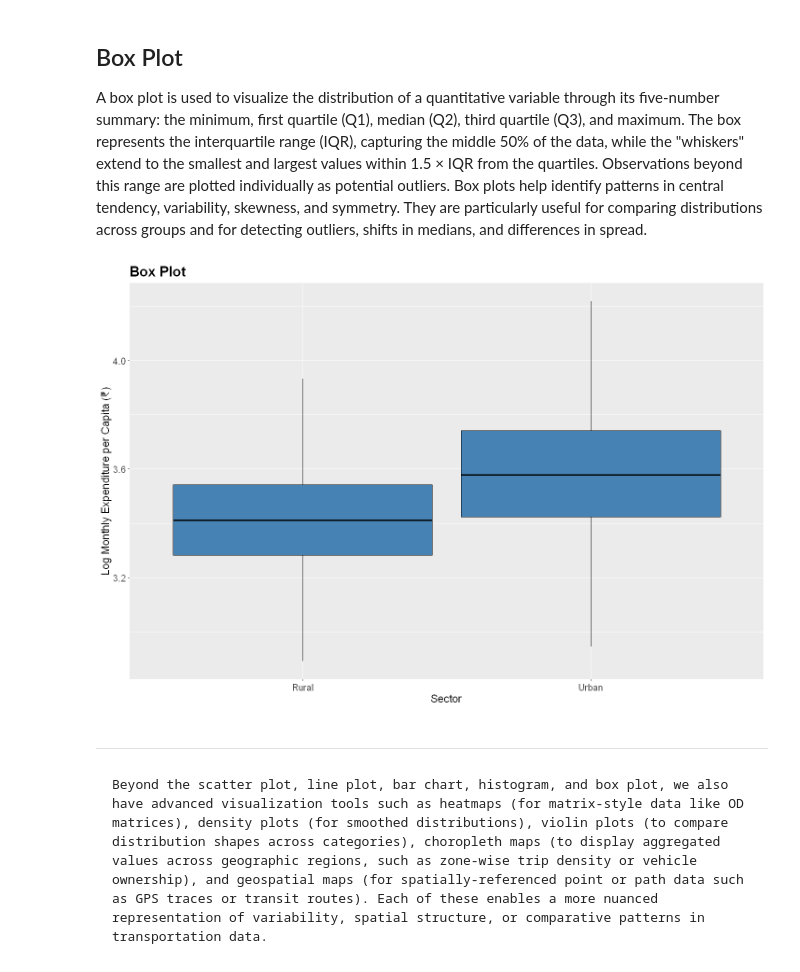
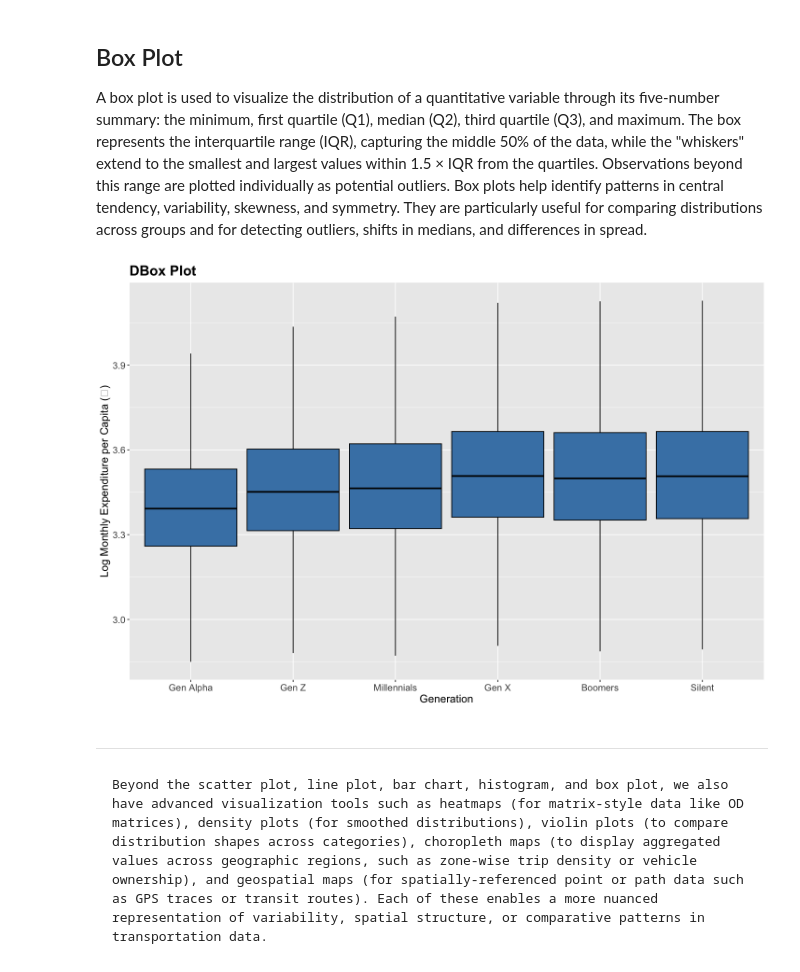
Before and after one commit to anmpahwa/CE5540, a Jupyter notebook: book/content/lecture_16.ipynb, the cells around one changed output. Drawn from its saved outputs; the diff is of its cells as text; code cells hidden in the pictures.

```diff
--- a/book/content/lecture_16.ipynb
+++ b/book/content/lecture_16.ipynb
@@ -89,14 +89,19 @@ A bar chart is used to compare quantitative values across discrete categories. E
 # %%
 # Add generation column
 data <- data %>%
-  mutate(generation = case_when(
-    age <= 12                    ~ "Gen Alpha",
-    age >= 13 & age <= 28        ~ "Gen Z",
-    age >= 29 & age <= 44        ~ "Millennials",
-    age >= 45 & age <= 60        ~ "Gen X",
-    age >= 61 & age <= 79        ~ "Boomers",
-    age >= 80                    ~ "Silent",
-  ))
+  mutate(
+    generation = case_when(
+      age <= 12                    ~ "Gen Alpha",
+      age >= 13 & age <= 28        ~ "Gen Z",
+      age >= 29 & age <= 44        ~ "Millennials",
+      age >= 45 & age <= 60        ~ "Gen X",
+      age >= 61 & age <= 79        ~ "Boomers",
+      age >= 80                    ~ "Silent"
+    ),
+    generation = factor(generation, levels = c(
+      "Gen Alpha", "Gen Z", "Millennials", "Gen X", "Boomers", "Silent"
+    ))
+  )
 
 # Prepare data for mean monthly expenditure per capita by generation
 df <- data %>%
@@ -147,43 +153,46 @@ ggplot(data, aes(x = log10(total_expenditure / household_size), y = ..density..)
 
 A box plot is used to visualize the distribution of a quantitative variable through its five-number summary: the minimum, first quartile (Q1), median (Q2), third quartile (Q3), and maximum. The box represents the interquartile range (IQR), capturing the middle 50% of the data, while the "whiskers" extend to the smallest and largest values within 1.5 × IQR from the quartiles. Observations beyond this range are plotted individually as potential outliers. Box plots help identify patterns in central tendency, variability, skewness, and symmetry. They are particularly useful for comparing distributions across groups and for detecting outliers, shifts in medians, and differences in spread.
 # %%
-# Compute boxplot stats (min, Q1, median, Q3, max)
+# Compute boxplot stats by generation
 df <- data %>%
-  group_by(sector) %>%
+  group_by(generation) %>%
   summarise(
     min = quantile(log10(total_expenditure / household_size), 0.25, na.rm = TRUE) - 1.5 * (quantile(log10(total_expenditure / household_size), 0.75, na.rm = TRUE) - quantile(log10(total_expenditure / household_size), 0.25, na.rm = TRUE)),
     lower = quantile(log10(total_expenditure / household_size), 0.25, na.rm = TRUE),
     middle = median(log10(total_expenditure / household_size), na.rm = TRUE),
     upper = quantile(log10(total_expenditure / household_size), 0.75, na.rm = TRUE),
     max = quantile(log10(total_expenditure / household_size), 0.75, na.rm = TRUE) + 1.5 * (quantile(log10(total_expenditure / household_size), 0.75, na.rm = TRUE) - quantile(log10(total_expenditure / household_size), 0.25, na.rm = TRUE))
-  )
+  ) %>%
+  mutate(generation = factor(generation, levels = c(
+    "Gen Alpha", "Gen Z", "Millennials", "Gen X", "Boomers", "Silent"
+  )))
 
-# Create box plot
-ggplot(df, aes(x = recode(factor(sector), `1` = "Rural", `2` = "Urban"))) +
+# Create boxplot using stat = "identity"
+ggplot(df, aes(x = generation)) +
   geom_boxplot(
     aes(
-      min = min,
+      ymin = min,
       lower = lower,
       middle = middle,
       upper = upper,
-      max = max
+      ymax = max
     ),
     stat = "identity",
     fill = "steelblue",
     color = "black"
   ) +
   labs(
-    title = "Box Plot",
-    x = "Sector",
+    title = "DBox Plot",
+    x = "Generation",
     y = "Log Monthly Expenditure per Capita (₹)"
   ) +
   theme(
     plot.title = element_text(size = 18, face = "bold"),
     axis.title = element_text(size = 14),
     axis.text = element_text(size = 12)
   )
 # %% [output]
-[figure, old version]
+[figure, new version]
 # %% [markdown]
 
 ---
```
Also changed, not shown: parts of 2 cells of this notebook.
